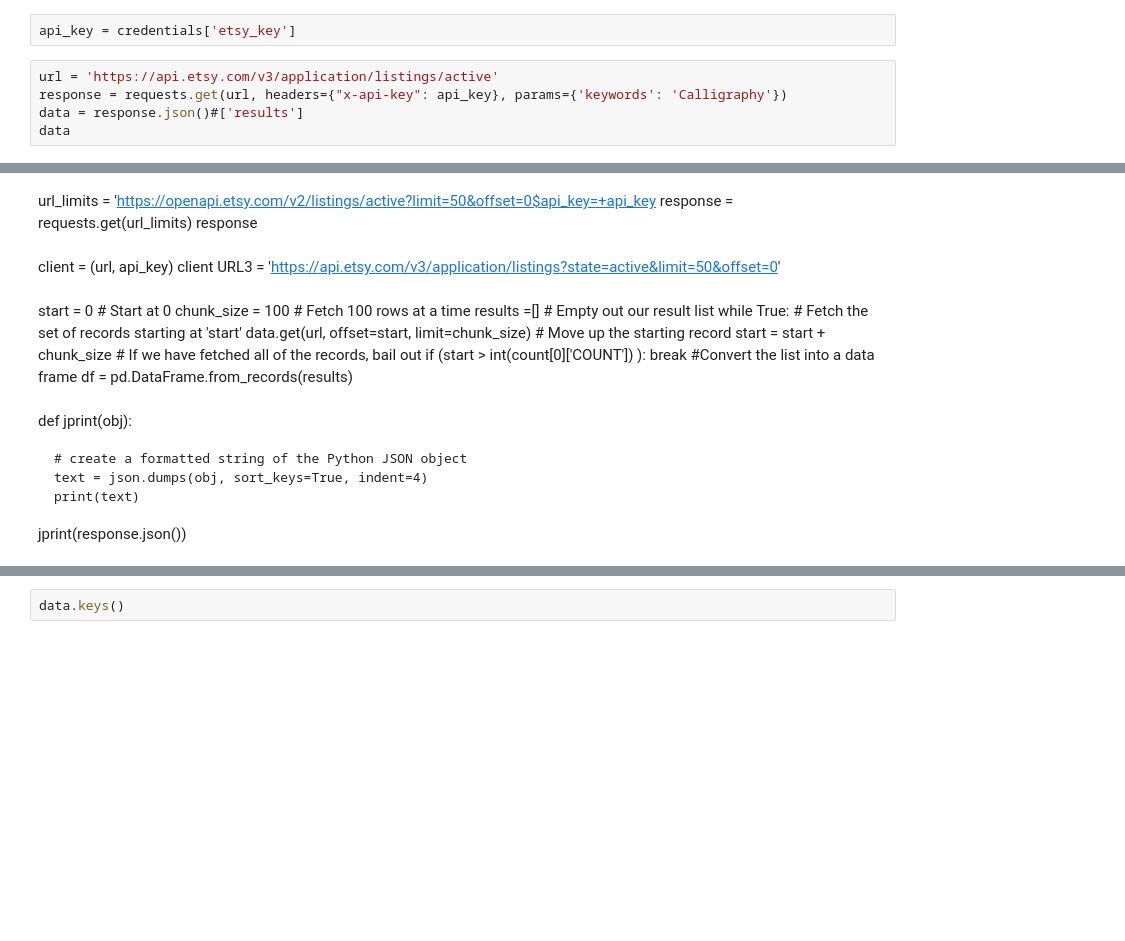
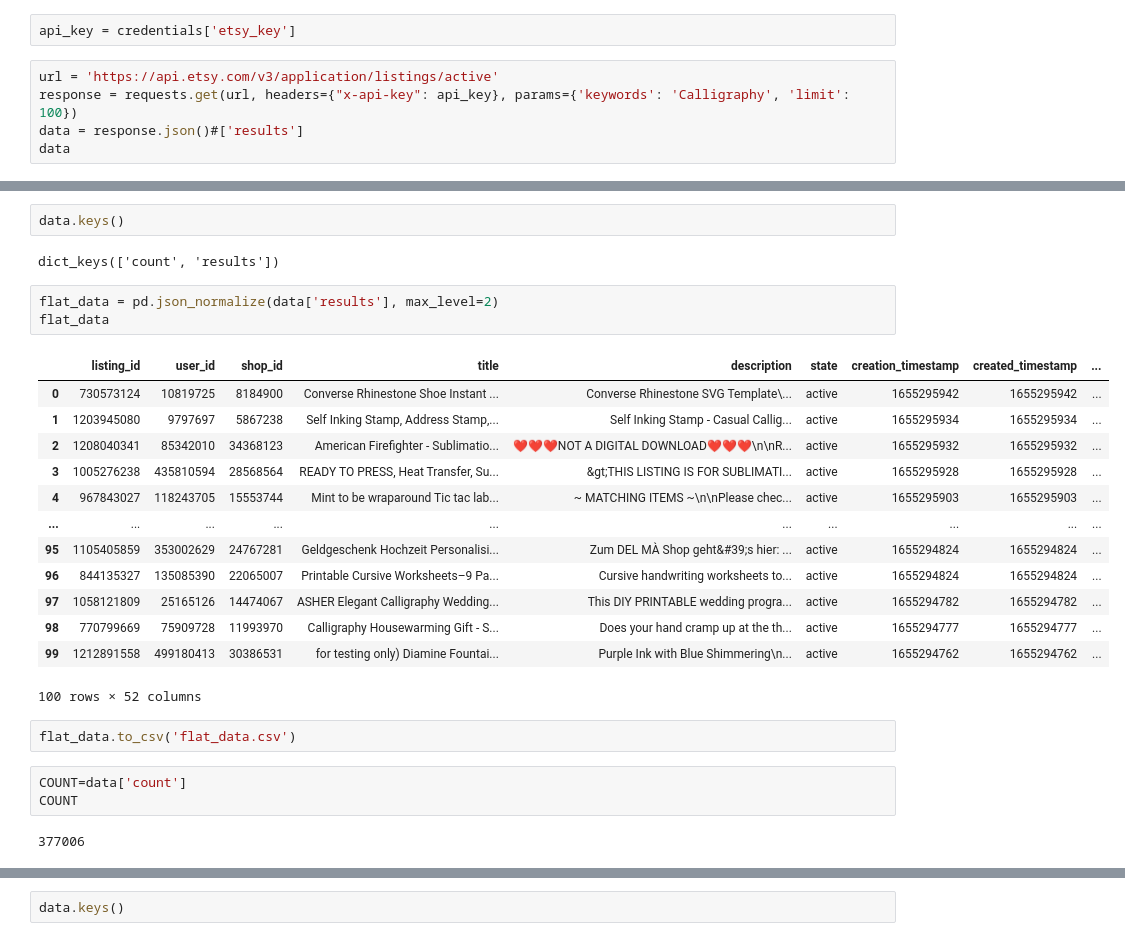
Before and after one commit to Megan1034/ETSY-CAPSTONE, a Jupyter notebook: ETSY Notebook/ETSY CAPSTONE.ipynb, the cells around one changed output, grey strips where cells are left out. Saved outputs shown, nothing was run; the diff lists cells and outputs as text; blank space fills up the shorter version.

Commit message:
got a loop to work, trying to unpack the listings

```diff
--- a/ETSY Notebook/ETSY CAPSTONE.ipynb
+++ b/ETSY Notebook/ETSY CAPSTONE.ipynb
@@ -12,7 +12,7 @@ with open('../data/keys.json') as fi:
 api_key = credentials['etsy_key']
 # %%
 url = 'https://api.etsy.com/v3/application/listings/active'
-response = requests.get(url, headers={"x-api-key": api_key}, params={'keywords': 'Calligraphy'})
+response = requests.get(url, headers={"x-api-key": api_key}, params={'keywords': 'Calligraphy', 'limit': 100})
 data = response.json()#['results']
 data
 # %% [output]
@@ -40,30 +36,28 @@ data
-# %% [markdown]
-url_limits = 'https://openapi.etsy.com/v2/listings/active?limit=50&offset=0$api_key=+api_key
-response = requests.get(url_limits)
-response
-# %% [markdown]
-client = (url, api_key)
-client
-URL3 = 'https://api.etsy.com/v3/application/listings?state=active&limit=50&offset=0'
-# %% [markdown]
-start = 0             # Start at 0
-chunk_size = 100     # Fetch 100 rows at a time
-results =[]           # Empty out our result list
-while True:
-     # Fetch the set of records starting at 'start'
-     data.get(url, offset=start, limit=chunk_size)
-     # Move up the starting record
-     start = start + chunk_size
-     # If we have fetched all of the records, bail out
-     if (start > int(count[0]['COUNT']) ):
-        break
- #Convert the list into a data frame
-df = pd.DataFrame.from_records(results)
-# %% [markdown]
-def jprint(obj):
-
-    # create a formatted string of the Python JSON object
-    text = json.dumps(obj, sort_keys=True, indent=4)
-    print(text)
-
-jprint(response.json())
+# %%
+data.keys()
+# %% [output]
+dict_keys(['count', 'results'])
+# %%
+flat_data = pd.json_normalize(data['results'], max_level=2)
+flat_data
+# %% [output]
+|  | listing_id | user_id | shop_id | title | description | state | creation_timestamp | created_timestamp | ... |
+| 0 | 730573124 | 10819725 | 8184900 | Converse Rhinestone Shoe Instant ... | Converse Rhinestone SVG Template\... | active | 1655295942 | 1655295942 | ... |
+| 1 | 1203945080 | 9797697 | 5867238 | Self Inking Stamp, Address Stamp,... | Self Inking Stamp - Casual Callig... | active | 1655295934 | 1655295934 | ... |
+| 2 | 1208040341 | 85342010 | 34368123 | American Firefighter - Sublimatio... | ❤❤❤NOT A DIGITAL DOWNLOAD❤❤❤\n\nR... | active | 1655295932 | 1655295932 | ... |
+| 3 | 1005276238 | 435810594 | 28568564 | READY TO PRESS, Heat Transfer, Su... | &gt;THIS LISTING IS FOR SUBLIMATI... | active | 1655295928 | 1655295928 | ... |
+| 4 | 967843027 | 118243705 | 15553744 | Mint to be wraparound Tic tac lab... | ~ MATCHING ITEMS ~\n\nPlease chec... | active | 1655295903 | 1655295903 | ... |
+| ... | ... | ... | ... | ... | ... | ... | ... | ... | ... |
+| 95 | 1105405859 | 353002629 | 24767281 | Geldgeschenk Hochzeit Personalisi... | Zum DEL MÀ Shop geht&#39;s hier: ... | active | 1655294824 | 1655294824 | ... |
+| 96 | 844135327 | 135085390 | 22065007 | Printable Cursive Worksheets–9 Pa... | Cursive handwriting worksheets to... | active | 1655294824 | 1655294824 | ... |
+| 97 | 1058121809 | 25165126 | 14474067 | ASHER Elegant Calligraphy Wedding... | This DIY PRINTABLE wedding progra... | active | 1655294782 | 1655294782 | ... |
+| 98 | 770799669 | 75909728 | 11993970 | Calligraphy Housewarming Gift - S... | Does your hand cramp up at the th... | active | 1655294777 | 1655294777 | ... |
+| 99 | 1212891558 | 499180413 | 30386531 | for testing only) Diamine Fountai... | Purple Ink with Blue Shimmering\n... | active | 1655294762 | 1655294762 | ... |
+100 rows × 52 columns
+# %%
+flat_data.to_csv('flat_data.csv')
+# %%
+COUNT=data['count']
+COUNT
+# %% [output]
+377006
```
Also changed, not shown: parts of 5 cells of this notebook.
